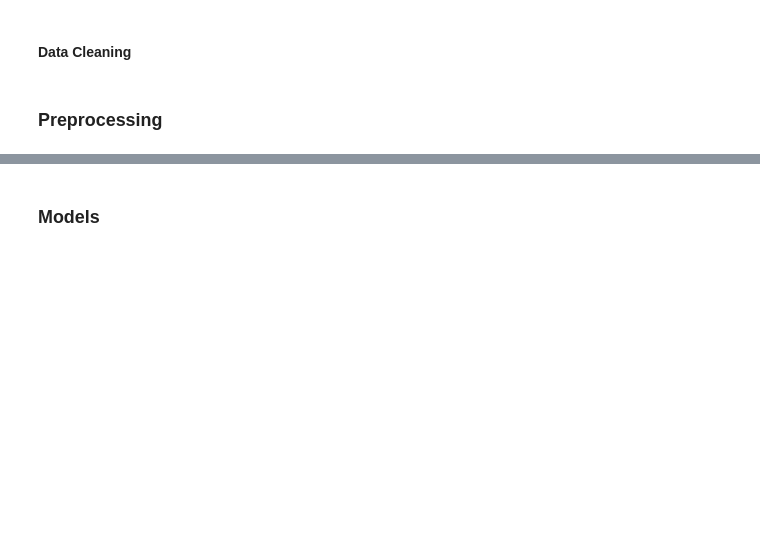
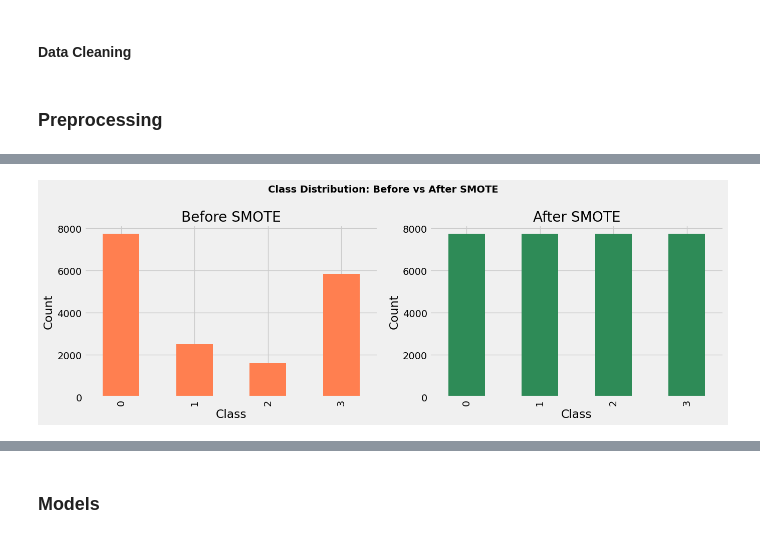
Before and after one commit to AmbitiousFlowDev/ml-genetic-disorder-classifier, a Jupyter notebook: GeneticDisorderClassifier.ipynb, the cells around one changed output, grey strips where cells are left out. Drawn from its saved outputs; the diff is of its cells as text; code cells hidden in the pictures; blank space fills up the shorter version.

```diff
--- a/GeneticDisorderClassifier.ipynb
+++ b/GeneticDisorderClassifier.ipynb
@@ -113,0 +210,9 @@ _, _, y_sub_train, y_sub_val = train_test_split(
+# %%
+print("Class distribution BEFORE SMOTE:")
+print(pd.Series(y_train).value_counts().sort_index())
+
+smote = SMOTE(random_state=42)
+X_train_smote, y_train_smote = smote.fit_resample(X_train_pca, y_train)
+
+print(f"\nClass distribution AFTER SMOTE:")
+print(pd.Series(y_train_smote).value_counts().sort_index())
@@ -113,0 +235,18 @@ _, _, y_sub_train, y_sub_val = train_test_split(
+# %%
+fig, axes = plt.subplots(1, 2, figsize=(14, 5))
+
+pd.Series(y_train).value_counts().sort_index().plot(kind='bar', ax=axes[0], color='coral')
+axes[0].set_title("Before SMOTE")
+axes[0].set_xlabel("Class")
+axes[0].set_ylabel("Count")
+
+pd.Series(y_train_smote).value_counts().sort_index().plot(kind='bar', ax=axes[1], color='seagreen')
+axes[1].set_title("After SMOTE")
+axes[1].set_xlabel("Class")
+axes[1].set_ylabel("Count")
+
+plt.suptitle("Class Distribution: Before vs After SMOTE", fontsize=14, fontweight='bold')
+plt.tight_layout()
+plt.show()
+# %% [output]
+[figure, added]
```
Also changed, not shown: parts of 74 cells of this notebook, 1 other file.
